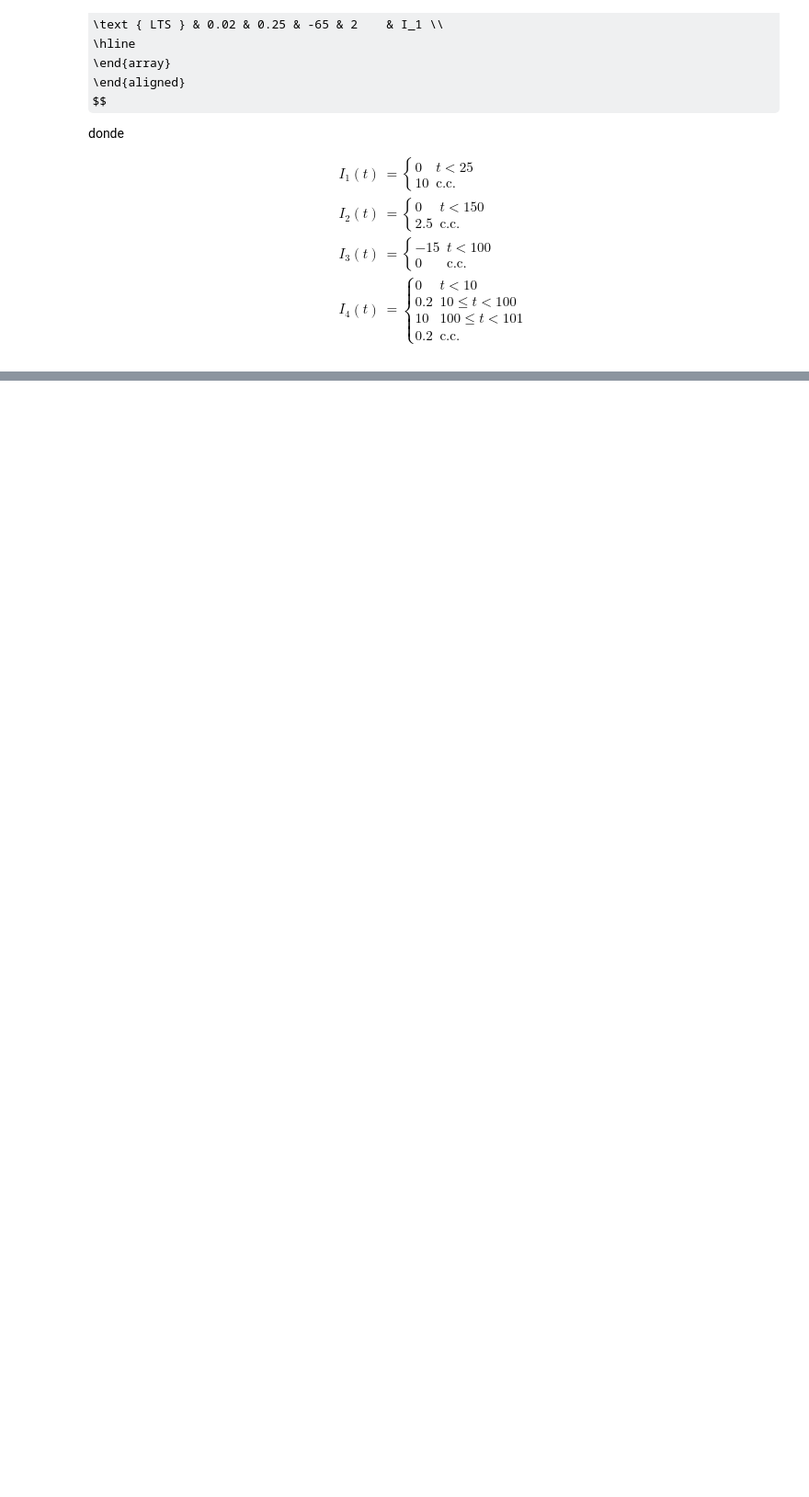
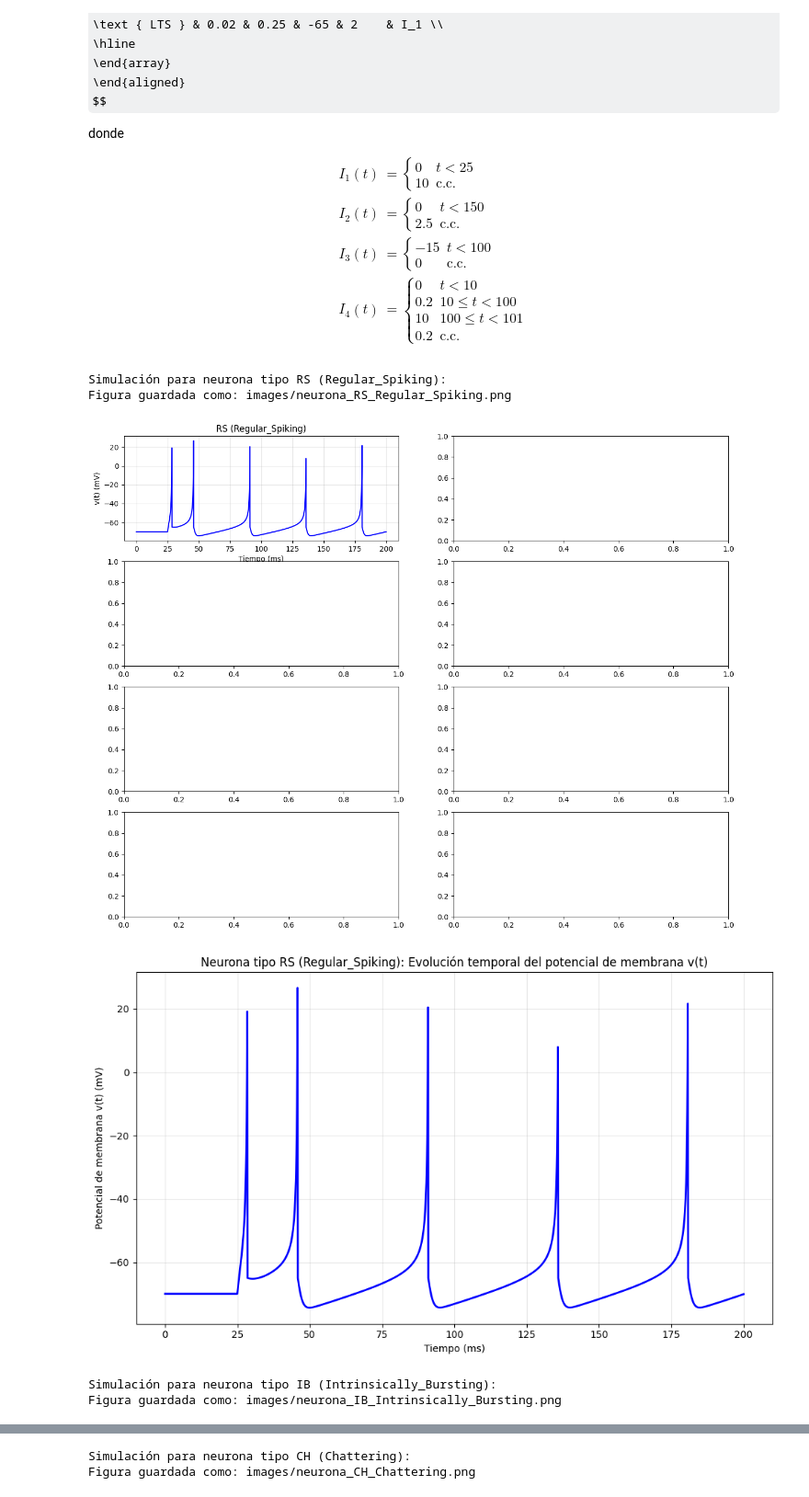
Before and after one commit to mebordone/rrnn2025-tp1, a Jupyter notebook: redes_neuronales_2025_guia_6.ipynb, the cells around one changed output, grey strips where cells are left out. Shown at 92% size. Saved outputs shown, nothing was run; the diff lists cells and outputs as text; code cells hidden in the pictures; some formulas as TeX source; blank space fills up the shorter version.

```diff
--- a/redes_neuronales_2025_guia_6.ipynb
+++ b/redes_neuronales_2025_guia_6.ipynb
@@ -418,7 +505,7 @@ I_4(t) &= \begin{cases}
 \end{cases}
 \end{align}
 # %%
-# 2.6 - explica
+# 2.6 - Simulación de diferentes tipos de neuronas según el paper de Izhikevich
 
 # defino un diccionario con los parámetros del modelo en el orden esperado por el integrador
 def I1(t): return 0 if t<25 else 10
@@ -433,39 +520,82 @@ def I4(t):
         return 10
     else:
         return 0.2
+
+# Diccionario con nombres descriptivos para cada tipo de neurona
+nombres_neuronas = {
+    "RS": "Regular_Spiking",
+    "IB": "Intrinsically_Bursting",
+    "CH": "Chattering",
+    "FS": "Fast_Spiking",
+    "TC1": "Thalamo_Cortical_1",
+    "TC2": "Thalamo_Cortical_2",
+    "RZ": "Resonator",
+    "LTS": "Low_Threshold_Spiking"
+}
+
 p_simulaciones = {
     # "neurona": [g2=0.04, g1=5, g0=140, b, c, I, v_minus, v_plus=30, delta_u]
 
     "RS": [0.04, 5, 140, 0.02, 0.2, I1 , -65, 30, 8],     # Regular Spiking
     "IB": [0.04, 5, 140, 0.02, 0.2, I1 ,-55, 30, 4],      # Intrinsically Bursting
     "CH": [0.04, 5, 140, 0.02, 0.2, I1, -50, 30, 2],      # Chattering
     "FS": [0.04, 5, 140, 0.1, 0.2, I1, -65, 30, 2],       # Fast Spiking
     "TC1":[0.04, 5, 140, 0.02, 0.25, I2, -65, 30, 0.05],  # Thalamo-Cortical 1
     "TC2":[0.04, 5, 140, 0.02, 0.25, I3, -65, 30, 0.05],  # Thalamo-Cortical 2
     "RZ": [0.04, 5, 140, 0.1, 0.26, I4, -65, 30, 2],       # Resonator
     "LTS":[0.04, 5, 140, 0.02, 0.25, I1, -65, 30, 2],     # Low Threshold Spiking
 }
 
-for tipo, params in p_simulaciones.items():
-    print(f"\nSimulación para neurona tipo {tipo}:")
+# Crear una figura con todos los tipos de neuronas
+fig, axes = plt.subplots(4, 2, figsize=(15, 12))
+axes = axes.flatten()
+
+for i, (tipo, params) in enumerate(p_simulaciones.items()):
+    print(f"\nSimulación para neurona tipo {tipo} ({nombres_neuronas[tipo]}):")
 
     # Condición inicial
     v0 = -70
     u0 = params[4] * v0  # u(0) = c*v(0)
     x0 = np.array([v0, u0])
 
     # Ejecutar la integración
     t, w = integrador_ode(rk4, izhikevich_model, x0, t_start, t_end, k, params, reset_condition)
 
     # Extraer v(t) y u(t)
     v_t = w[0, :]
     u_t = w[1, :]
 
-    # Crear figura de tiempo vs V(t)
-    plt.figure(figsize=(10, 4))
+    # Plot en la figura combinada
+    axes[i].plot(t, v_t, 'b-', linewidth=1.5)
+    axes[i].set_title(f'{tipo} ({nombres_neuronas[tipo]})')
+    axes[i].set_xlabel('Tiempo (ms)')
+    axes[i].set_ylabel('v(t) (mV)')
+    axes[i].grid(True, alpha=0.3)
+
+    # Crear figura individual para cada tipo de neurona
+    plt.figure(figsize=(10, 6))
     plt.plot(t, v_t, 'b-', linewidth=2)
-    plt.title(f'Neurona tipo {tipo}: Evolución temporal del potencial de membrana v(t)')
+    plt.title(f'Neurona tipo {tipo} ({nombres_neuronas[tipo]}): Evolución temporal del potencial de membrana v(t)')
     plt.xlabel('Tiempo (ms)')
     plt.ylabel('Potencial de membrana v(t) (mV)')
     plt.grid(True, alpha=0.3)
+    plt.tight_layout()
+
+    # Guardar figura individual
+    filename = f"neurona_{tipo}_{nombres_neuronas[tipo]}.png"
+    plt.savefig(images_dir / filename, dpi=300, bbox_inches='tight')
+    print(f"Figura guardada como: {images_dir / filename}")
     plt.show()
+
+# Ajustar y guardar la figura combinada
+plt.tight_layout()
+fig.savefig(images_dir / "todas_las_neuronas_combinadas.png", dpi=300, bbox_inches='tight')
+print(f"\nFigura combinada guardada como: {images_dir / 'todas_las_neuronas_combinadas.png'}")
+plt.show()
+# %% [output]
+Simulación para neurona tipo RS (Regular_Spiking):
+Figura guardada como: images/neurona_RS_Regular_Spiking.png
+[figure, added]
+[figure, added]
+Simulación para neurona tipo IB (Intrinsically_Bursting):
+Figura guardada como: images/neurona_IB_Intrinsically_Bursting.png
@@ -471,0 +603,2 @@ for tipo, params in p_simulaciones.items():
+Simulación para neurona tipo CH (Chattering):
+Figura guardada como: images/neurona_CH_Chattering.png
```
Also changed, not shown: parts of 4 cells of this notebook, 14 other files.
